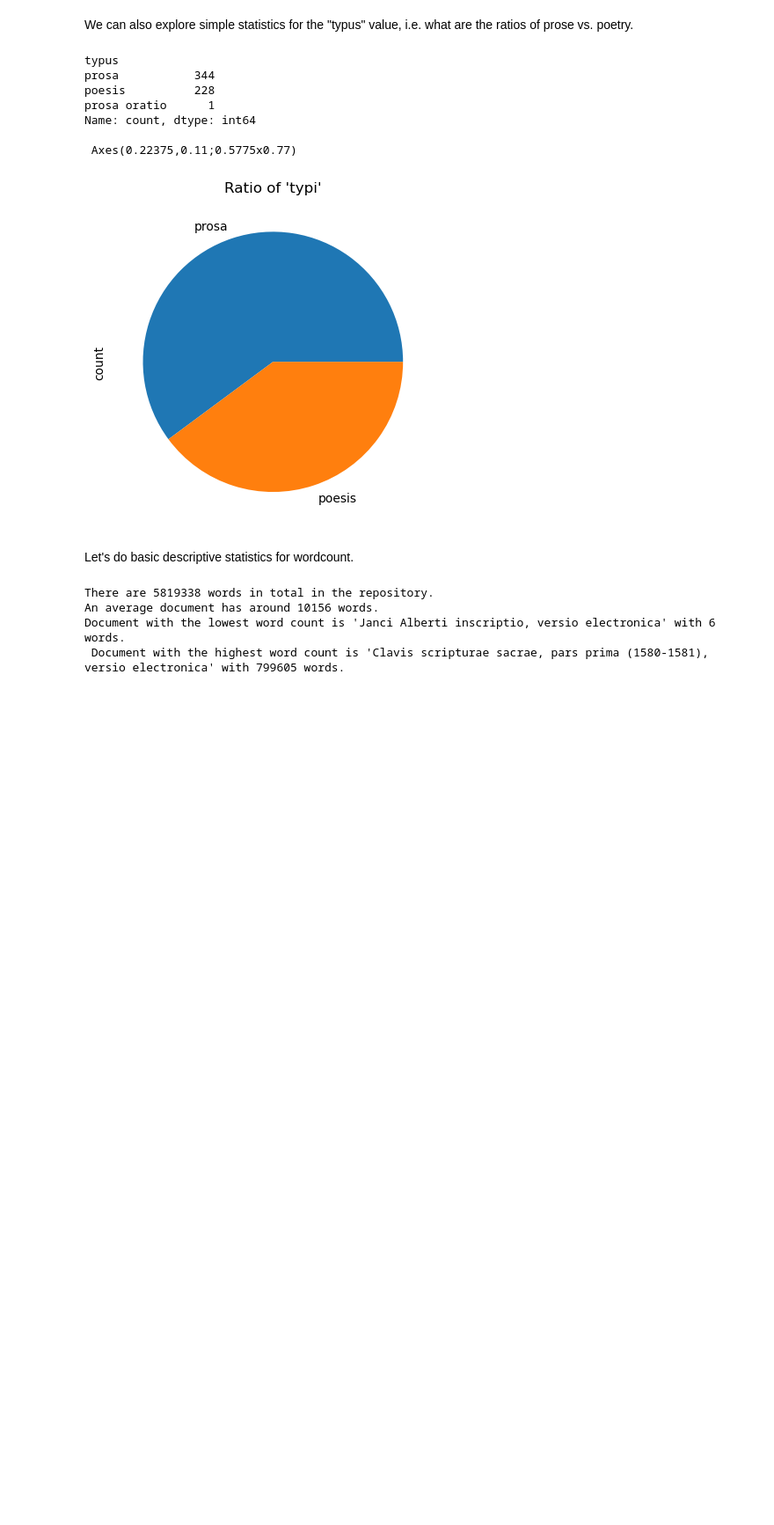
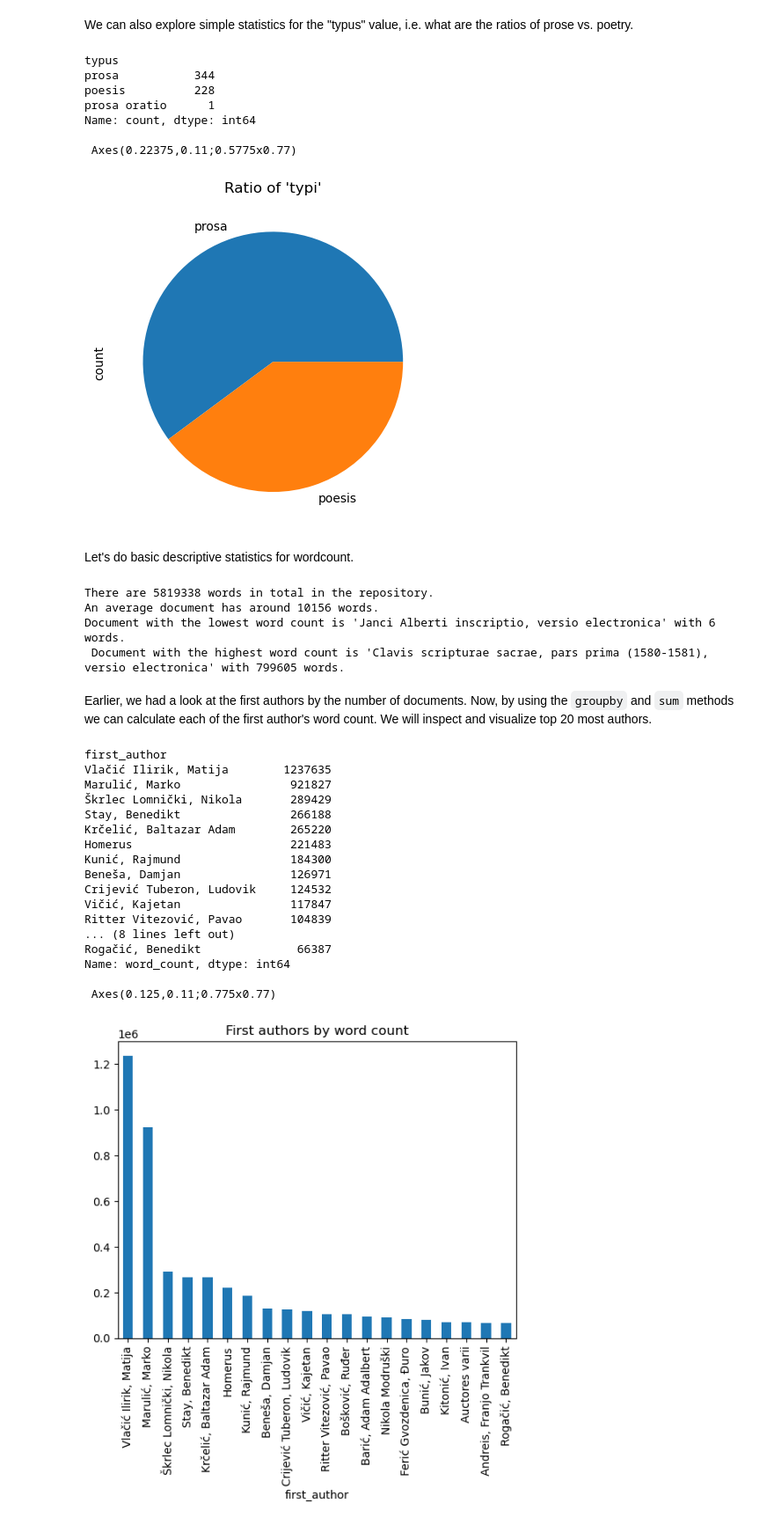
Before and after one commit to petar-soldo/croala-marulic, a Jupyter notebook: croala-marulus.ipynb, the cells around one changed output. Shown at 88% size. Cells and saved outputs as stored; diff of their text form; code cells hidden in the pictures; blank space fills up the shorter version.

```diff
--- a/croala-marulus.ipynb
+++ b/croala-marulus.ipynb
@@ -264,7 +264,7 @@ for filename in glob("txts/*.xml"):
         first_author_date = ''
 
     # Extract all authors
-    all_authors = [(re.sub(r'\s+', ' ', a.get_text(separator = ", ", strip=True))) for a in doc.select("author")]
+    all_authors = [(re.sub(r'\s+', ' ', a.get_text(separator = "; ", strip=True))) for a in doc.select("author")]
 
     # Extract editors
     editors = [e2t(e) for e in doc.select("titleStmt editor persName ref")]
@@ -485,3 +489,31 @@ There are 5819338 words in total in the repository.
 An average document has around 10156 words.
 Document with the lowest word count is 'Janci Alberti inscriptio, versio electronica' with 6 words.
  Document with the highest word count is 'Clavis scripturae sacrae, pars prima (1580-1581), versio electronica' with 799605 words.
+# %% [markdown]
+Earlier, we had a look at the first authors by the number of documents. Now, by using the `groupby` and `sum` methods we can calculate each of the first author's word count. We will inspect and visualize top 20 most authors.
+# %%
+# Sum the word count for each first author and return 20 largest values.
+first_author_wc = croala_df.groupby("first_author")['word_count'].sum()
+print(first_author_wc.nlargest(20))
+
+# Make a barchart of the count above.
+print("\n", first_author_wc.nlargest(20).plot(kind="bar", title="First authors by word count"))
+# %% [output]
+first_author
+Vlačić Ilirik, Matija        1237635
+Marulić, Marko                921827
+Škrlec Lomnički, Nikola       289429
+Stay, Benedikt                266188
+Krčelić, Baltazar Adam        265220
+Homerus                       221483
+Kunić, Rajmund                184300
+Beneša, Damjan                126971
+Crijević Tuberon, Ludovik     124532
+Vičić, Kajetan                117847
+Ritter Vitezović, Pavao       104839
+... (8 lines left out)
+Rogačić, Benedikt              66387
+Name: word_count, dtype: int64
+
+ Axes(0.125,0.11;0.775x0.77)
+[figure, added]
```
Also changed, not shown: parts of 7 cells of this notebook, 2 other files.
